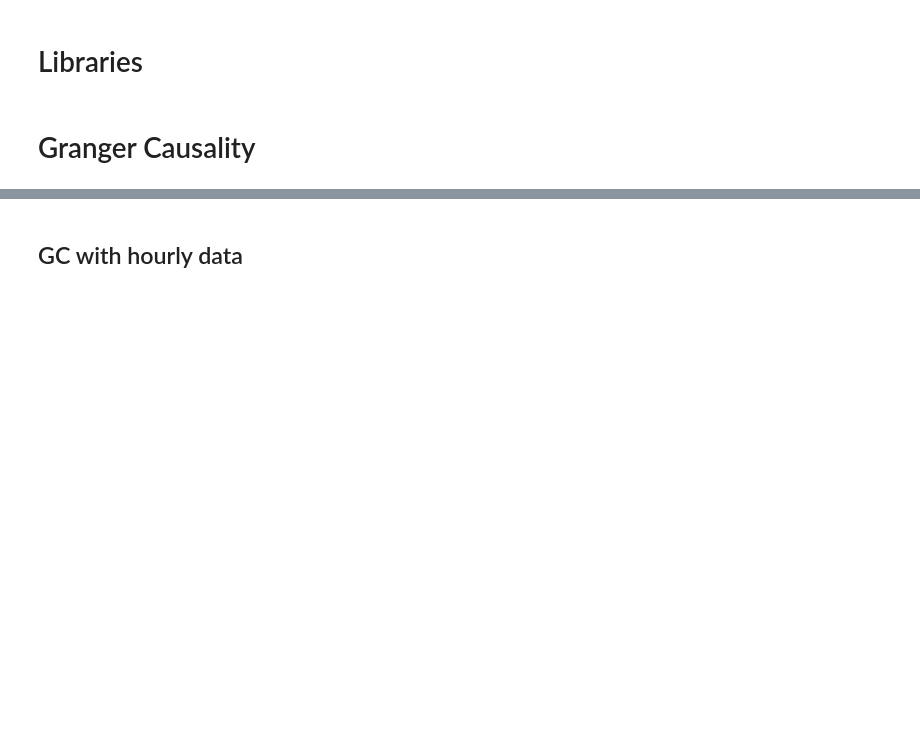
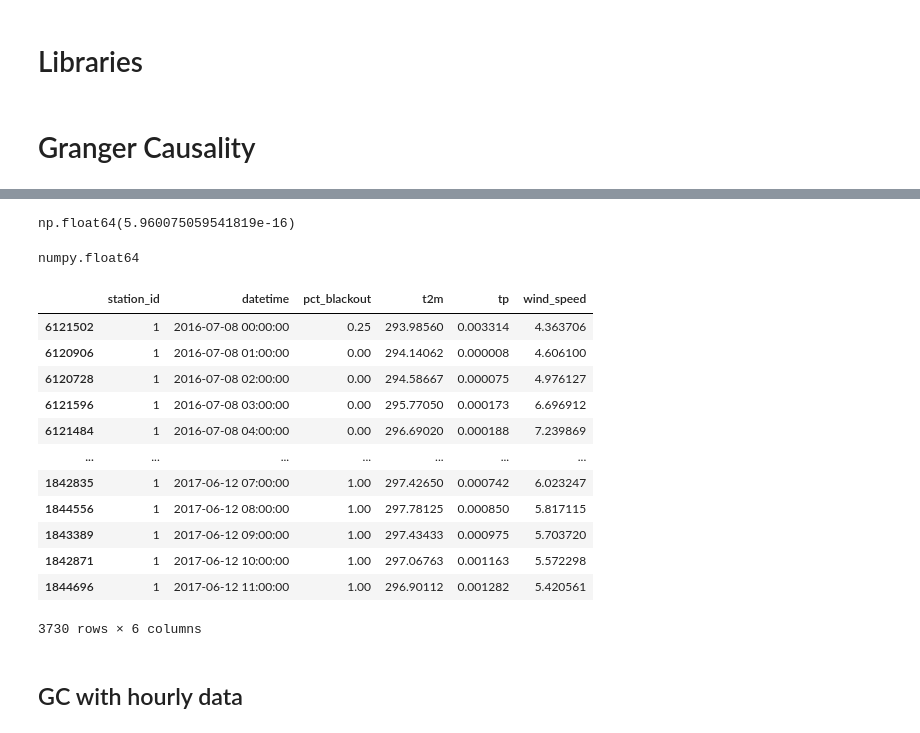
Before and after one commit to jesuslovesyiyi/Resilient_energy_network, a Jupyter notebook: data_preparation/current/05_model.ipynb, the cells around one changed output, grey strips where cells are left out. Saved outputs shown, nothing was run; the diff lists cells and outputs as text; code cells hidden in the pictures; blank space fills up the shorter version.

Commit message:
ADF test

```diff
--- a/data_preparation/current/05_model.ipynb
+++ b/data_preparation/current/05_model.ipynb
@@ -50,0 +56,23 @@ warnings.filterwarnings("ignore")
+# %%
+# Hourly
+home_dir = '/Users/yiyi/Library/CloudStorage/OneDrive-GeorgiaInstituteofTechnology(2)/Research/Energy_resilience/' # Office Mac
+home_dir = '/Users/yiyihe/Library/CloudStorage/OneDrive-GeorgiaInstituteofTechnology/Research/Energy_resilience/' # Macbook Pro
+
+hourly_df = pd.read_csv(home_dir + "01_data/processed/csv/hourly_519station_3weather.csv",
+                        index_col=0)
+
+# Generate a list of station ids
+station_lst = list(set(hourly_df.station_id.unique()))
+
+adf_res = {}
+for s_id in tqdm(station_lst):
+        # Extracting the dataframe for a/one station
+        station_df = hourly_df[hourly_df['station_id'] == s_id].sort_values(by='datetime')
+        # Extact time series
+        pct_blackout_ts = station_df.pct_blackout.values # Target
+        t2m_ts = station_df.t2m.values # Predictor
+        tp_ts = station_df.tp.values # Predictor
+        wind_speed_ts = station_df.wind_speed.values # Predictor
+
+
+        break
@@ -51,3 +90,29 @@ warnings.filterwarnings("ignore")
+# %%
+# Test statistic
+adfuller(station_df.pct_blackout.values)[0]
+adfuller(station_df.pct_blackout.values)[1]
+# %% [output]
+np.float64(5.960075059541819e-16)
+# %%
+type(adfuller(station_df.pct_blackout.values)[1])
+# %% [output]
+numpy.float64
+# %%
+station_df
+# %% [output]
+|  | station_id | datetime | pct_blackout | t2m | tp | wind_speed |
+| 6121502 | 1 | 2016-07-08 00:00:00 | 0.25 | 293.98560 | 0.003314 | 4.363706 |
+| 6120906 | 1 | 2016-07-08 01:00:00 | 0.00 | 294.14062 | 0.000008 | 4.606100 |
+| 6120728 | 1 | 2016-07-08 02:00:00 | 0.00 | 294.58667 | 0.000075 | 4.976127 |
+| 6121596 | 1 | 2016-07-08 03:00:00 | 0.00 | 295.77050 | 0.000173 | 6.696912 |
+| 6121484 | 1 | 2016-07-08 04:00:00 | 0.00 | 296.69020 | 0.000188 | 7.239869 |
+| ... | ... | ... | ... | ... | ... | ... |
+| 1842835 | 1 | 2017-06-12 07:00:00 | 1.00 | 297.42650 | 0.000742 | 6.023247 |
+| 1844556 | 1 | 2017-06-12 08:00:00 | 1.00 | 297.78125 | 0.000850 | 5.817115 |
+| 1843389 | 1 | 2017-06-12 09:00:00 | 1.00 | 297.43433 | 0.000975 | 5.703720 |
+| 1842871 | 1 | 2017-06-12 10:00:00 | 1.00 | 297.06763 | 0.001163 | 5.572298 |
+| 1844696 | 1 | 2017-06-12 11:00:00 | 1.00 | 296.90112 | 0.001282 | 5.420561 |
+3730 rows × 6 columns
 # %% [markdown]
 ## GC with hourly data
 # %%
```
Also changed, not shown: parts of 5 cells of this notebook.
